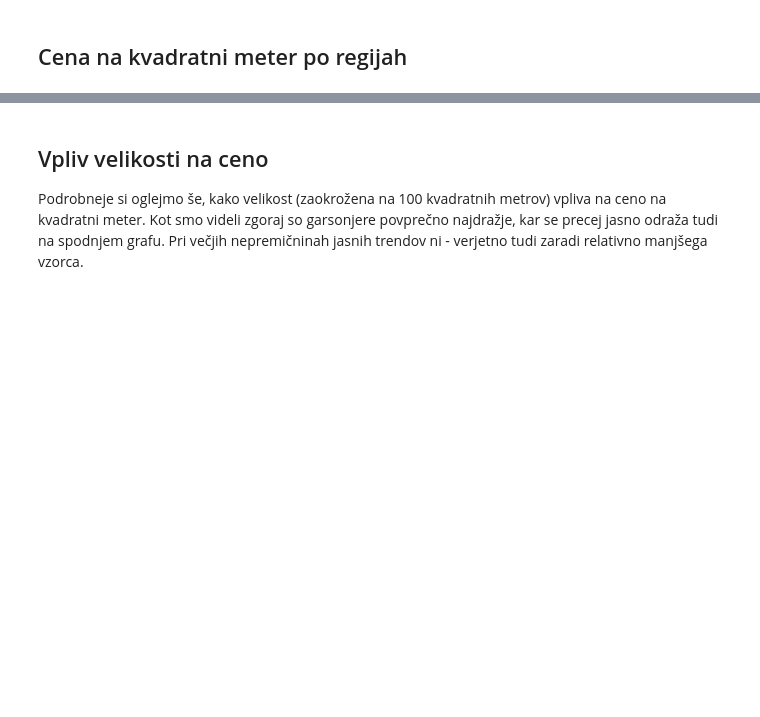
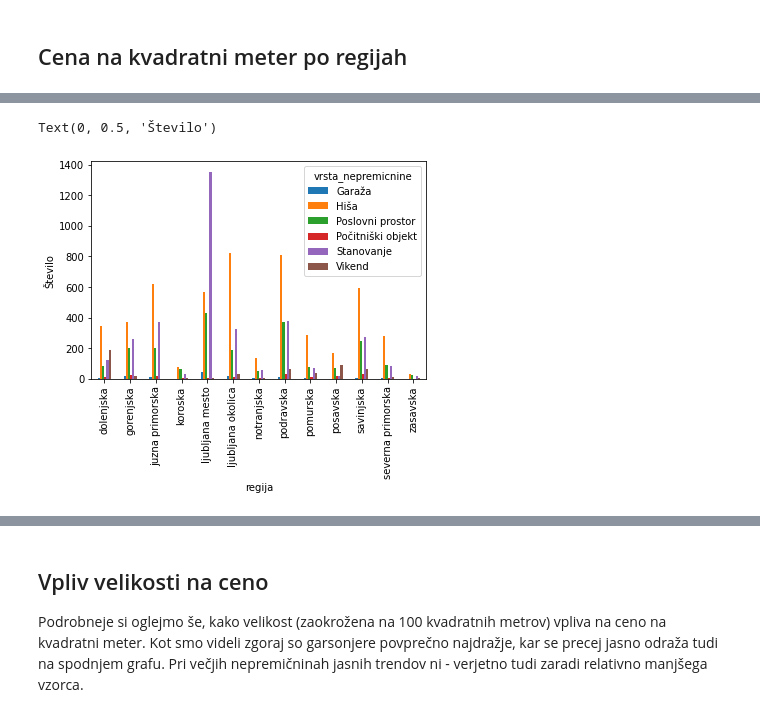
Before and after one commit to mitja-mandic/knjige-amazon, a Jupyter notebook: nepremicnine.ipynb, the cells around one changed output, grey strips where cells are left out. Cells and saved outputs as stored; diff of their text form; code cells hidden in the pictures; blank space fills up the shorter version.

```diff
--- a/nepremicnine.ipynb
+++ b/nepremicnine.ipynb
@@ -93 +125,8 @@ Oglejmo si, kako vrsta nepremičnine vpliva na ceno. Tu jemljemo povprečja po v
+# %%
+st_po_regijah = brez_posesti.groupby(['regija','vrsta_nepremicnine'])
+st_po_regijah_graf = st_po_regijah.size().unstack(level = 1).plot.bar()
+st_po_regijah_graf.set_ylabel('Število')
+# %% [output]
+Text(0, 0.5, 'Število')
+[figure, added]
 # %%
```
Also changed, not shown: parts of 27 cells of this notebook, 2 other files.
